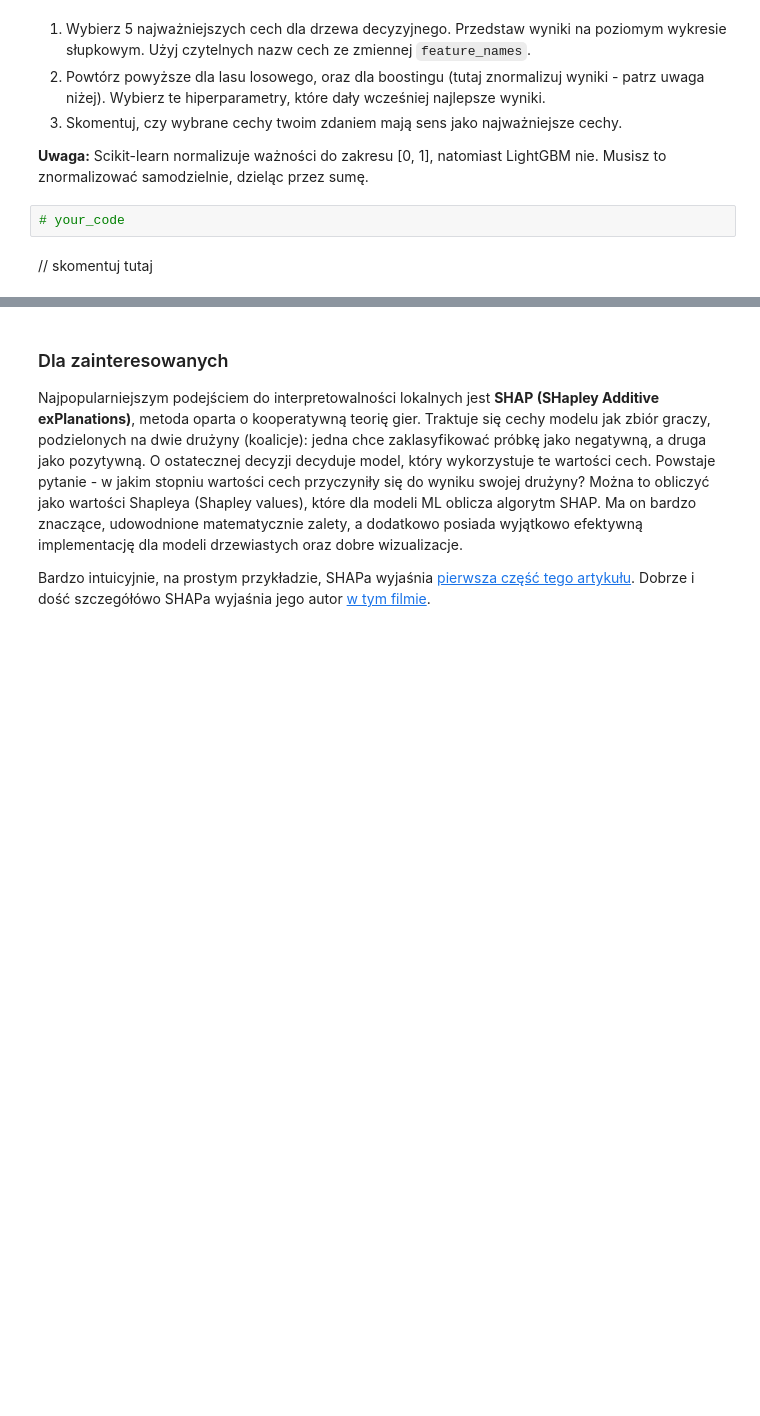
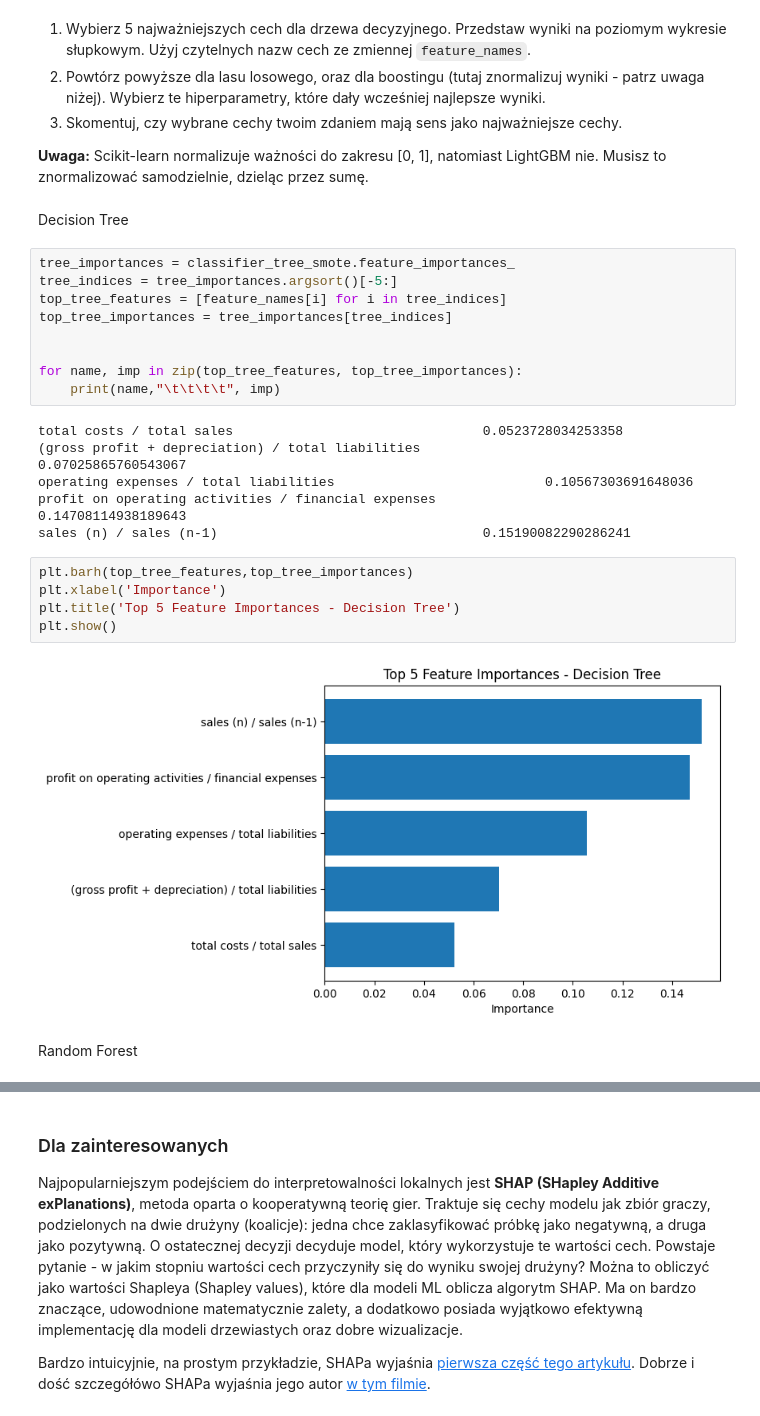
Before and after one commit to Marek55S/sztuczna-inteligencja, a Jupyter notebook: lab2/lab_2.ipynb, the cells around one changed output, grey strips where cells are left out. Saved outputs shown, nothing was run; the diff lists cells and outputs as text; blank space fills up the shorter version.

```diff
--- a/lab2/lab_2.ipynb
+++ b/lab2/lab_2.ipynb
@@ -651,7 +651,29 @@ Ze względu na powyższe, ważności cech normalizuje się często do zakresu [0
 3. Skomentuj, czy wybrane cechy twoim zdaniem mają sens jako najważniejsze cechy.
 
 **Uwaga:** Scikit-learn normalizuje ważności do zakresu [0, 1], natomiast LightGBM nie. Musisz to znormalizować samodzielnie, dzieląc przez sumę.
-# %%
-# your_code
-# %% [markdown]
-// skomentuj tutaj
+# %% [markdown]
+Decision Tree
+# %%
+tree_importances = classifier_tree_smote.feature_importances_
+tree_indices = tree_importances.argsort()[-5:]
+top_tree_features = [feature_names[i] for i in tree_indices]
+top_tree_importances = tree_importances[tree_indices]
+
+
+for name, imp in zip(top_tree_features, top_tree_importances):
+    print(name,"\t\t\t\t", imp)
+# %% [output]
+total costs / total sales                                0.0523728034253358
+(gross profit + depreciation) / total liabilities                                0.07025865760543067
+operating expenses / total liabilities                           0.10567303691648036
+profit on operating activities / financial expenses                              0.14708114938189643
+sales (n) / sales (n-1)                                  0.15190082290286241
+# %%
+plt.barh(top_tree_features,top_tree_importances)
+plt.xlabel('Importance')
+plt.title('Top 5 Feature Importances - Decision Tree')
+plt.show()
+# %% [output]
+[figure, added]
+# %% [markdown]
+Random Forest
```
Also changed, not shown: parts of 29 cells of this notebook.
